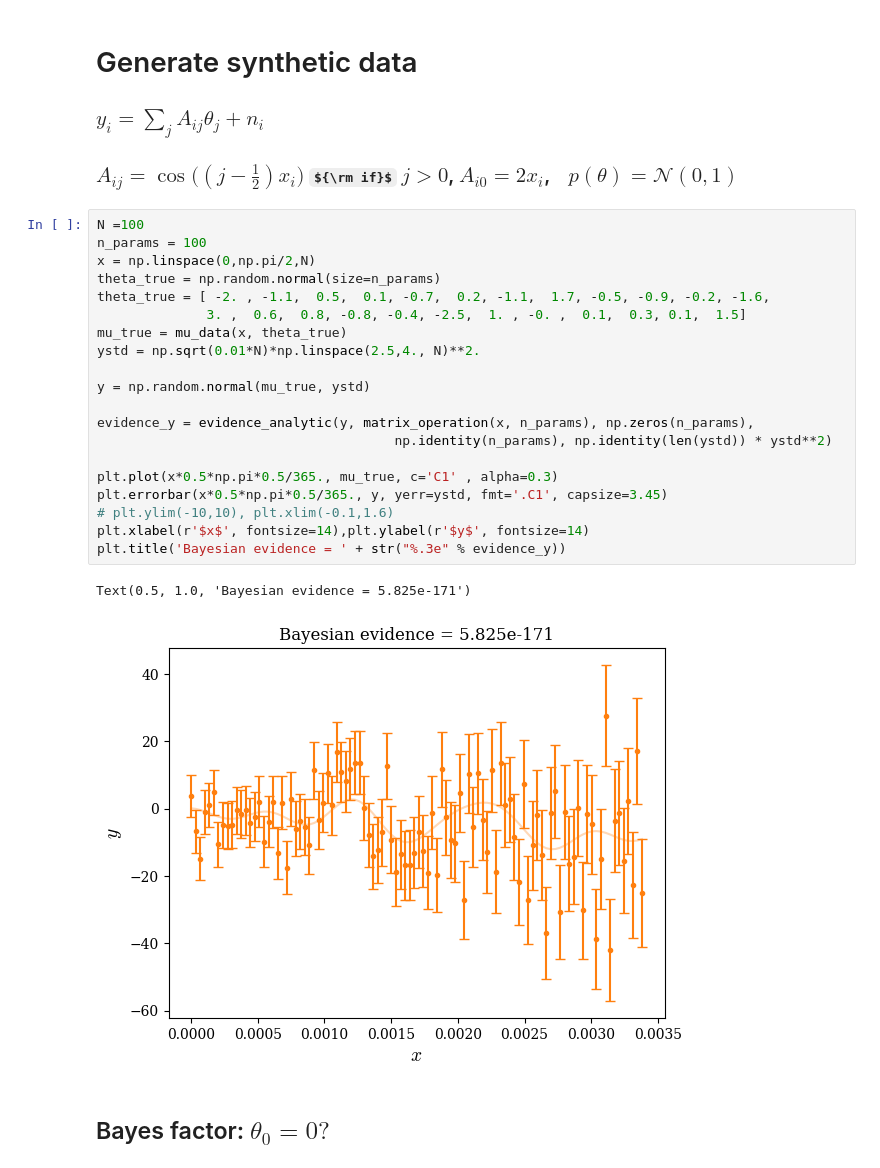
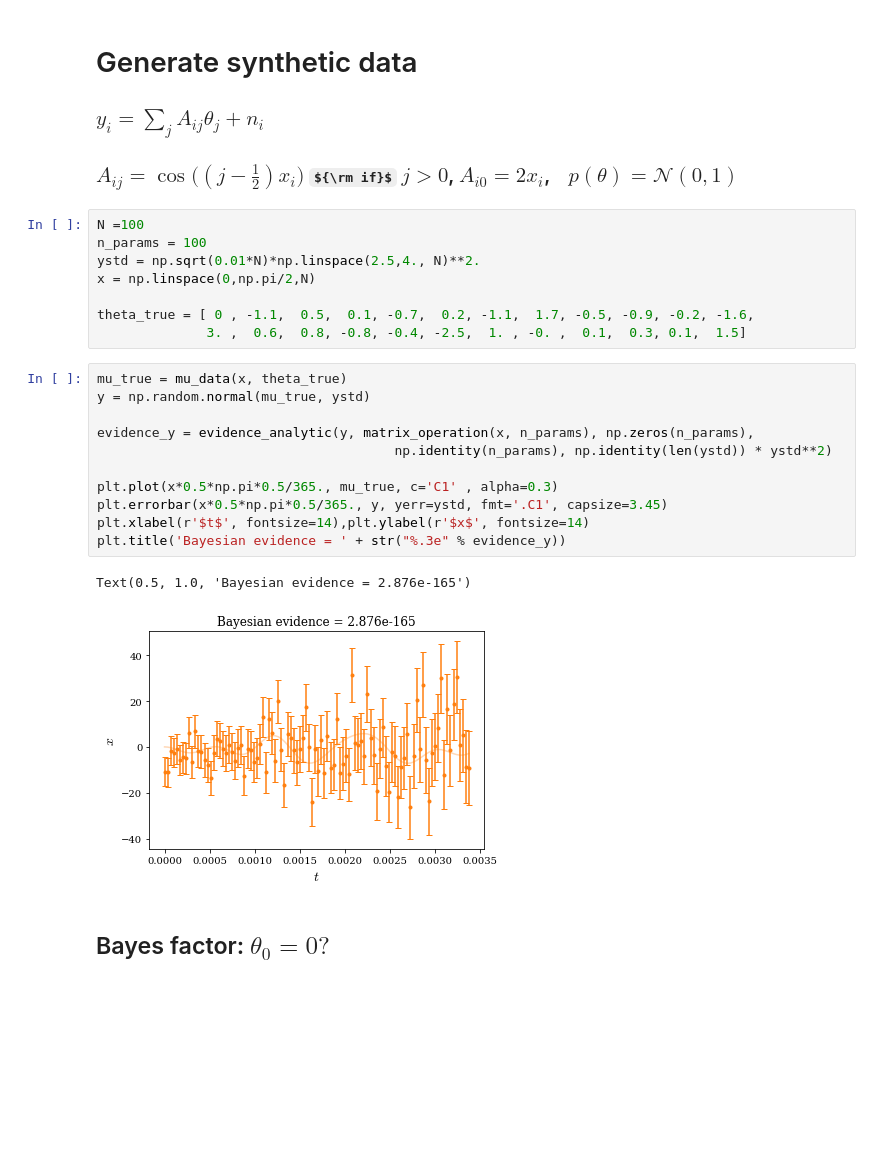
Before and after one commit to NiallJeffrey/EvidenceNetworksDemo, a Jupyter notebook: time_series_demo.ipynb, the cells around one changed output. Saved outputs shown, nothing was run; the diff lists cells and outputs as text; some formulas as TeX source; blank space fills up the shorter version.

```diff
--- a/time_series_demo.ipynb
+++ b/time_series_demo.ipynb
@@ -15,29 +15,28 @@ plt.rcParams['image.cmap'] = 'coolwarm'
 
 ### $y_i = \sum\limits_{j} A_{ij} \theta_j + n_i$
 ### $A_{ij} = \cos \big((j-\frac{1}{2})x_i \big)$  ${\rm if}$ $j>0$,$\ A_{i0} = 2 x_i $,  $\ \ \ p(\theta) = \mathcal{N}(0,1)$
+# %%
+N =100
+n_params = 100
+ystd = np.sqrt(0.01*N)*np.linspace(2.5,4., N)**2.
+x = np.linspace(0,np.pi/2,N)
+
+theta_true = [ 0 , -1.1,  0.5,  0.1, -0.7,  0.2, -1.1,  1.7, -0.5, -0.9, -0.2, -1.6,
+              3. ,  0.6,  0.8, -0.8, -0.4, -2.5,  1. , -0. ,  0.1,  0.3, 0.1,  1.5]
 # %%
-N =100
-n_params = 100
-x = np.linspace(0,np.pi/2,N)
-theta_true = np.random.normal(size=n_params)
-theta_true = [ -2. , -1.1,  0.5,  0.1, -0.7,  0.2, -1.1,  1.7, -0.5, -0.9, -0.2, -1.6,
-              3. ,  0.6,  0.8, -0.8, -0.4, -2.5,  1. , -0. ,  0.1,  0.3, 0.1,  1.5]
 mu_true = mu_data(x, theta_true)
-ystd = np.sqrt(0.01*N)*np.linspace(2.5,4., N)**2.
-
 y = np.random.normal(mu_true, ystd)
 
 evidence_y = evidence_analytic(y, matrix_operation(x, n_params), np.zeros(n_params),
                                       np.identity(n_params), np.identity(len(ystd)) * ystd**2)
 
 plt.plot(x*0.5*np.pi*0.5/365., mu_true, c='C1' , alpha=0.3)
 plt.errorbar(x*0.5*np.pi*0.5/365., y, yerr=ystd, fmt='.C1', capsize=3.45)
-# plt.ylim(-10,10), plt.xlim(-0.1,1.6)
-plt.xlabel(r'$x$', fontsize=14),plt.ylabel(r'$y$', fontsize=14)
+plt.xlabel(r'$t$', fontsize=14),plt.ylabel(r'$x$', fontsize=14)
 plt.title('Bayesian evidence = ' + str("%.3e" % evidence_y))
 # %% [output]
-Text(0.5, 1.0, 'Bayesian evidence = 5.825e-171')
+Text(0.5, 1.0, 'Bayesian evidence = 2.876e-165')
-[figure, old version]
+[figure, new version]
 # %% [markdown]
 ## Bayes factor: $\theta_0=0?$
 # %%
```
Also changed, not shown: parts of 40 cells of this notebook, 3 other files.
